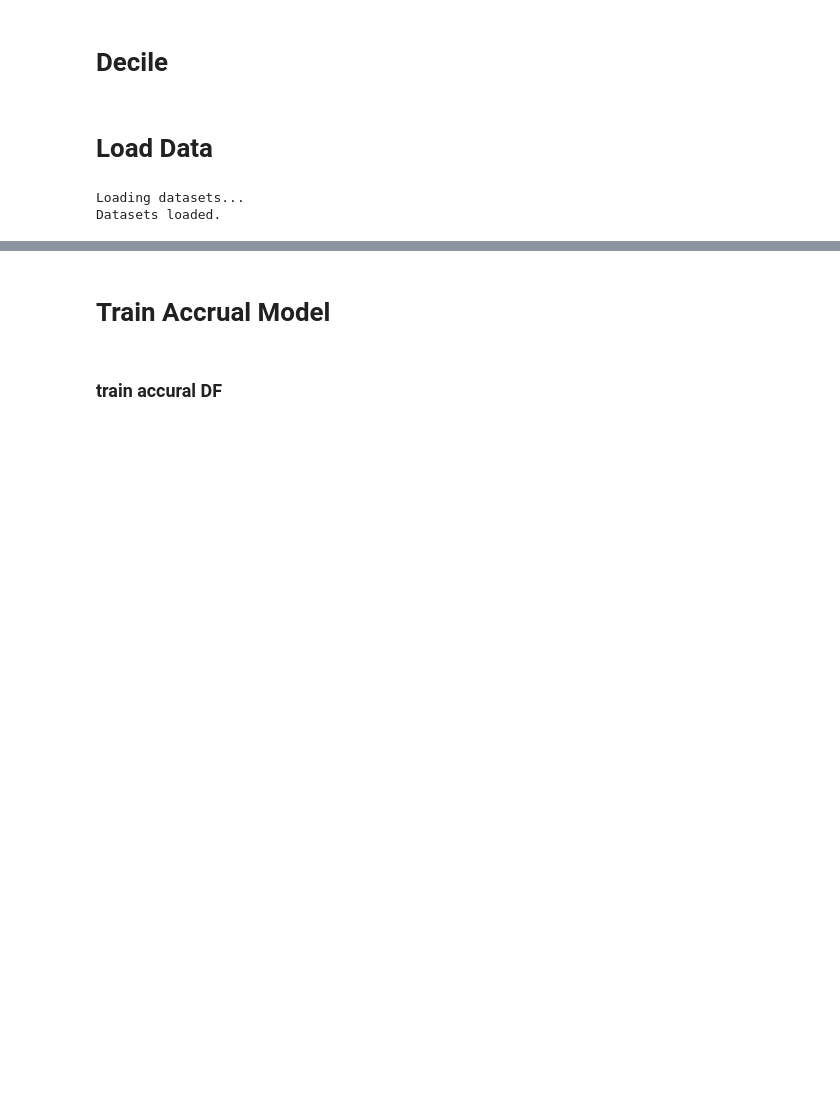
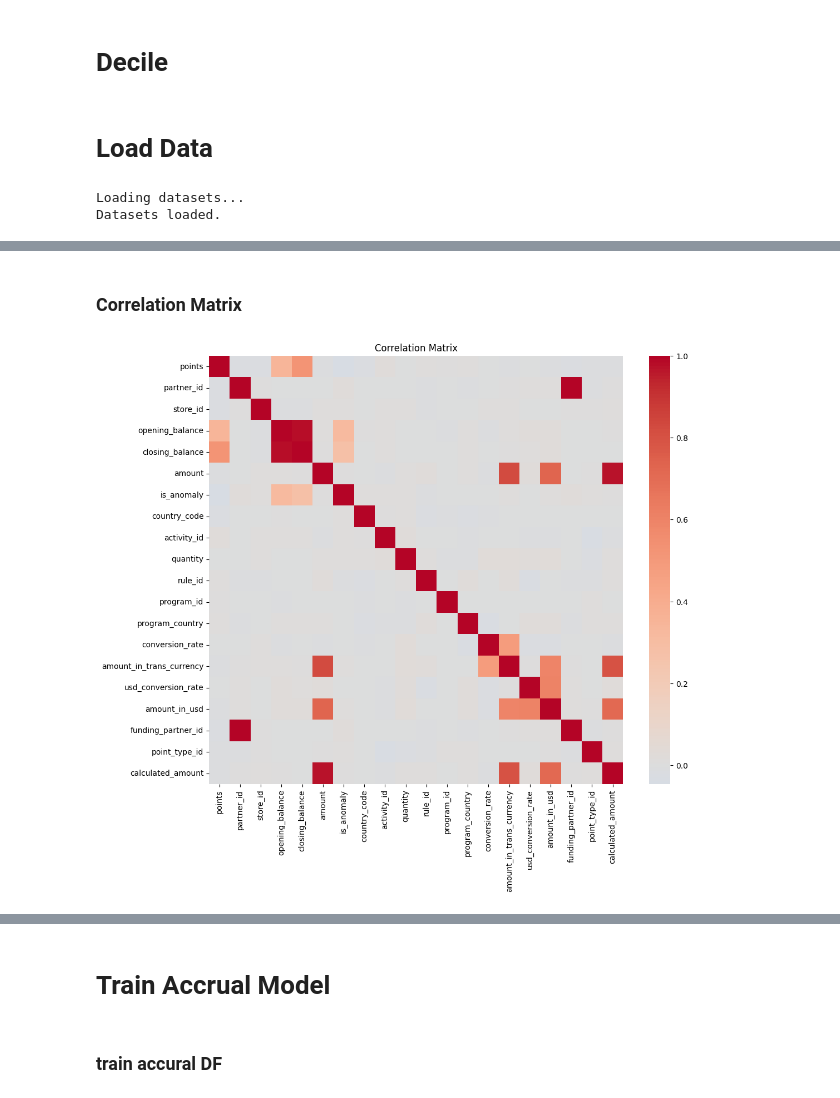
Before and after one commit to CodeMarshall21/Anomaly-Detection, a Jupyter notebook: binary-classif-final.ipynb, the cells around one changed output, grey strips where cells are left out. Cells and saved outputs as stored; diff of their text form; code cells hidden in the pictures; blank space fills up the shorter version.

```diff
--- a/binary-classif-final.ipynb
+++ b/binary-classif-final.ipynb
@@ -260,0 +303,11 @@ Datasets loaded.
+# %% [markdown]
+### Correlation Matrix
+# %%
+num_cols = accu_df.select_dtypes(include=np.number).columns
+
+plt.figure(figsize=(12,10))
+sns.heatmap(accu_df[num_cols].corr(), cmap="coolwarm", center=0)
+plt.title("Correlation Matrix")
+plt.show()
+# %% [output]
+[figure, added]
```
Also changed, not shown: parts of 52 cells of this notebook, 1 other file.
